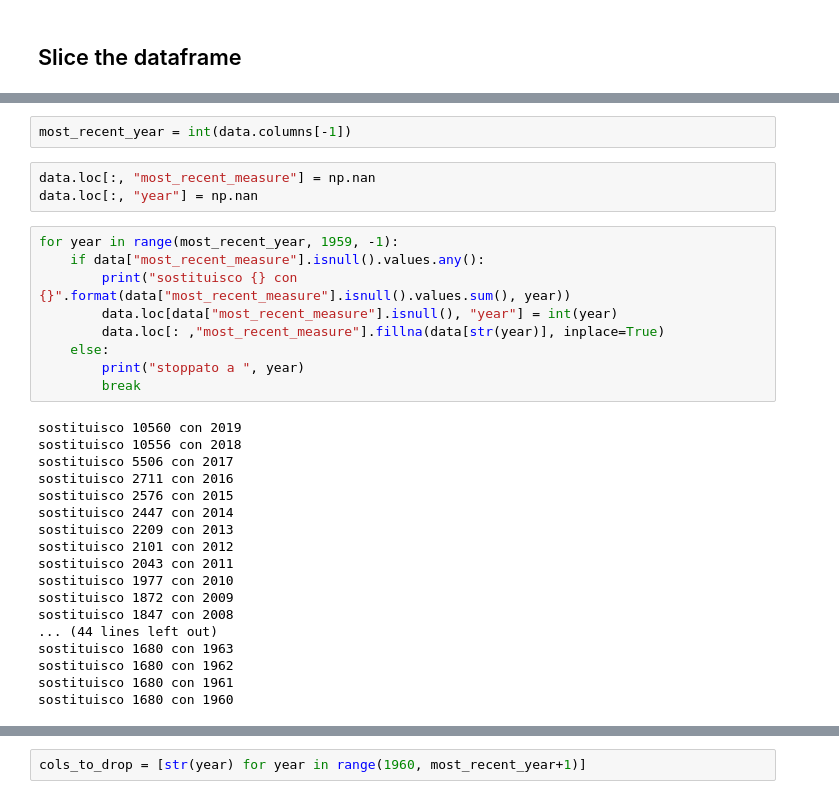
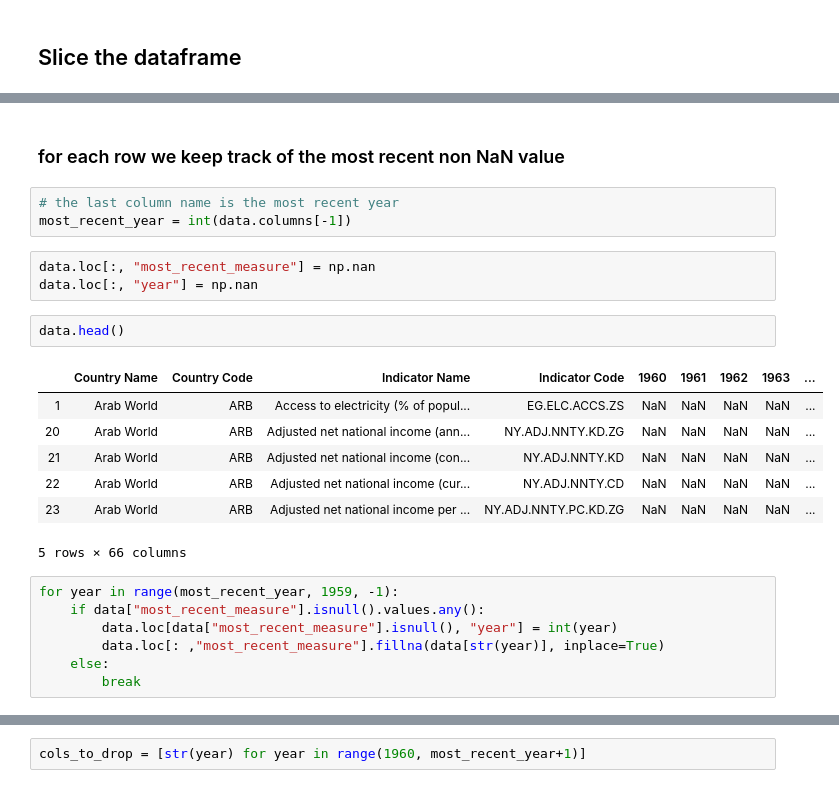
Before and after one commit to dgurnari/covid_19_Oxford_database, a Jupyter notebook: wb_data_fetcher.ipynb, the cells around one changed output, grey strips where cells are left out. Drawn from its saved outputs; the diff is of its cells as text.

```diff
--- a/wb_data_fetcher.ipynb
+++ b/wb_data_fetcher.ipynb
@@ -99,36 +99,29 @@ data = wb_df[wb_df["Indicator Code"].isin(interesting_indicators["code"])]
 data.shape
 # %% [output]
 (10560, 64)
-# %%
-most_recent_year = int(data.columns[-1])
+# %% [markdown]
+### for each row we keep track of the most recent non NaN value
+# %%
+# the last column name is the most recent year
+most_recent_year = int(data.columns[-1])
 # %%
 data.loc[:, "most_recent_measure"] = np.nan
 data.loc[:, "year"] = np.nan
+# %%
+data.head()
+# %% [output]
+|  | Country Name | Country Code | Indicator Name | Indicator Code | 1960 | 1961 | 1962 | 1963 | ... |
+| 1 | Arab World | ARB | Access to electricity (% of popul... | EG.ELC.ACCS.ZS | NaN | NaN | NaN | NaN | ... |
+| 20 | Arab World | ARB | Adjusted net national income (ann... | NY.ADJ.NNTY.KD.ZG | NaN | NaN | NaN | NaN | ... |
+| 21 | Arab World | ARB | Adjusted net national income (con... | NY.ADJ.NNTY.KD | NaN | NaN | NaN | NaN | ... |
+| 22 | Arab World | ARB | Adjusted net national income (cur... | NY.ADJ.NNTY.CD | NaN | NaN | NaN | NaN | ... |
+| 23 | Arab World | ARB | Adjusted net national income per ... | NY.ADJ.NNTY.PC.KD.ZG | NaN | NaN | NaN | NaN | ... |
+5 rows × 66 columns
 # %%
 for year in range(most_recent_year, 1959, -1):
     if data["most_recent_measure"].isnull().values.any():
-        print("sostituisco {} con {}".format(data["most_recent_measure"].isnull().values.sum(), year))
         data.loc[data["most_recent_measure"].isnull(), "year"] = int(year)
         data.loc[: ,"most_recent_measure"].fillna(data[str(year)], inplace=True)
     else:
-        print("stoppato a ", year)
         break
-# %% [output]
-sostituisco 10560 con 2019
-sostituisco 10556 con 2018
-sostituisco 5506 con 2017
-sostituisco 2711 con 2016
-sostituisco 2576 con 2015
-sostituisco 2447 con 2014
-sostituisco 2209 con 2013
-sostituisco 2101 con 2012
-sostituisco 2043 con 2011
-sostituisco 1977 con 2010
-sostituisco 1872 con 2009
-sostituisco 1847 con 2008
-... (44 lines left out)
-sostituisco 1680 con 1963
-sostituisco 1680 con 1962
-sostituisco 1680 con 1961
-sostituisco 1680 con 1960
 # %%
```
Also changed, not shown: parts of 7 cells of this notebook.
